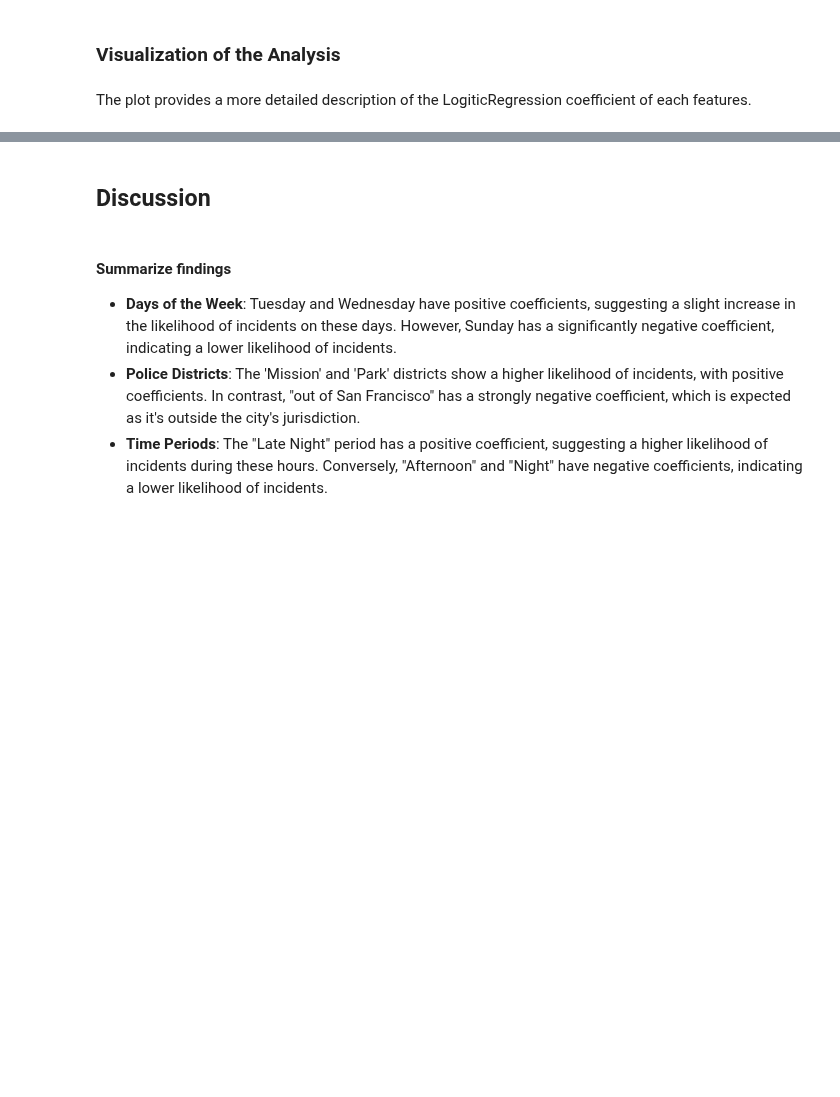
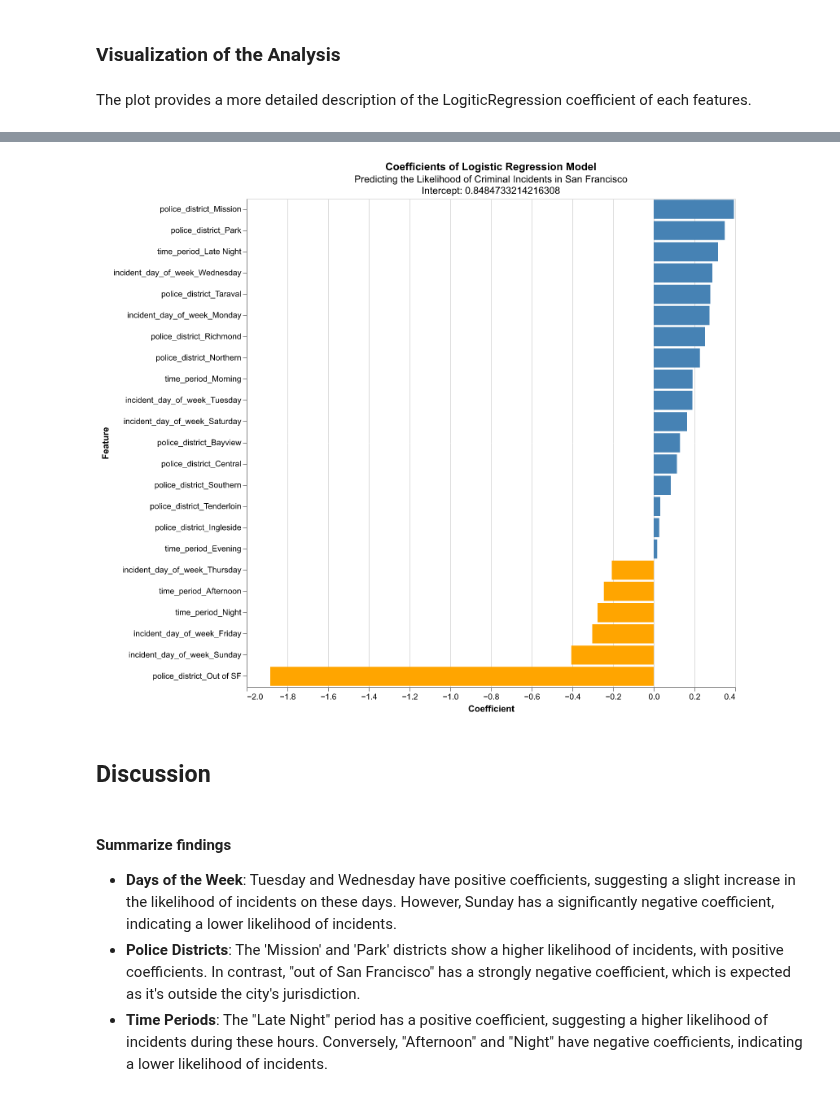
Before and after one commit to DSCI-310-2024/DSCI-310_group-10_crime-prediction, a Jupyter notebook: src/time_period_crime.ipynb, the cells around one changed output, grey strips where cells are left out. Cells and saved outputs as stored; diff of their text form; code cells hidden in the pictures; blank space fills up the shorter version.

```diff
--- a/src/time_period_crime.ipynb
+++ b/src/time_period_crime.ipynb
@@ -354,6 +354,6 @@ chart = alt.Chart(viz_df).mark_bar().encode(
     height=600
 )
 
-#Image('../visualizations/chart3.png')
-chart
+Image('../results/coefficients_of_lr_model_plot.png')
+#chart
 # %% [output]
@@ -361,3 +360,4 @@ chart
+[figure, added]
 # %% [markdown]
 ## Discussion
 # %% [markdown]
```
Also changed, not shown: parts of 5 cells of this notebook, 8 other files.
